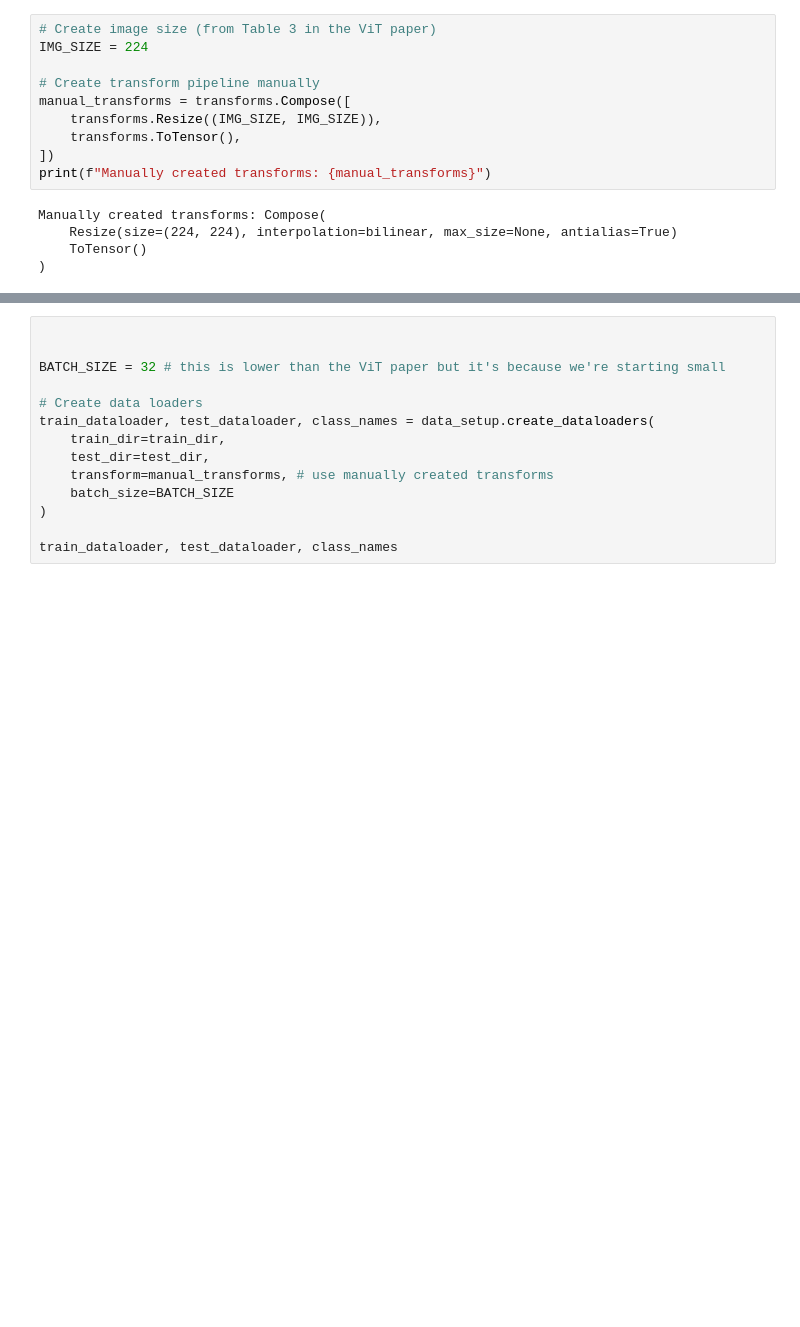
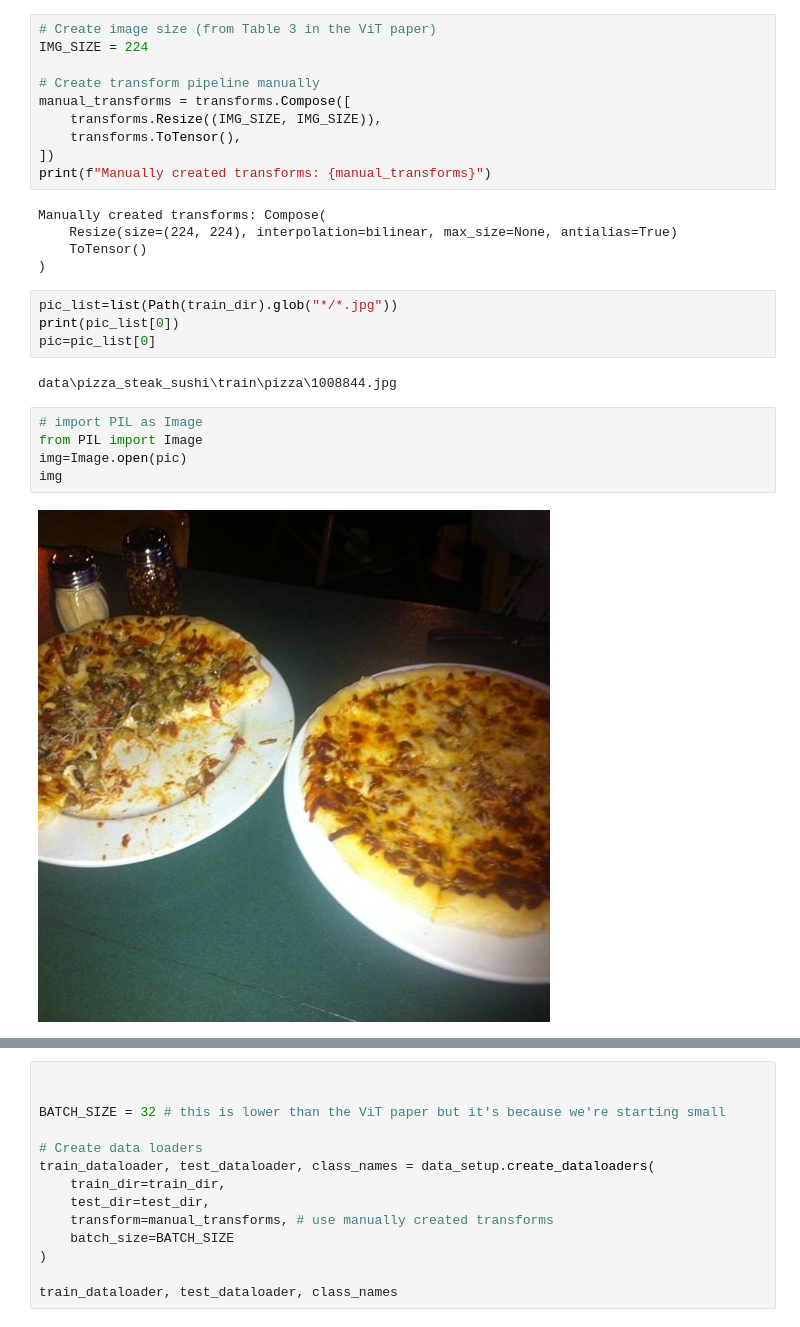
Before and after one commit to Majed-EE/pytorch_test, a Jupyter notebook: paper_replication_pytorch_tut_9.ipynb, the cells around one changed output, grey strips where cells are left out. Saved outputs shown, nothing was run; the diff lists cells and outputs as text; blank space fills up the shorter version.

```diff
--- a/paper_replication_pytorch_tut_9.ipynb
+++ b/paper_replication_pytorch_tut_9.ipynb
@@ -51,3 +53,16 @@ Manually created transforms: Compose(
     Resize(size=(224, 224), interpolation=bilinear, max_size=None, antialias=True)
     ToTensor()
 )
+# %%
+pic_list=list(Path(train_dir).glob("*/*.jpg"))
+print(pic_list[0])
+pic=pic_list[0]
+# %% [output]
+data\pizza_steak_sushi\train\pizza\1008844.jpg
+# %%
+# import PIL as Image
+from PIL import Image
+img=Image.open(pic)
+img
+# %% [output]
+[figure, added]
```
Also changed, not shown: parts of 38 cells of this notebook.
